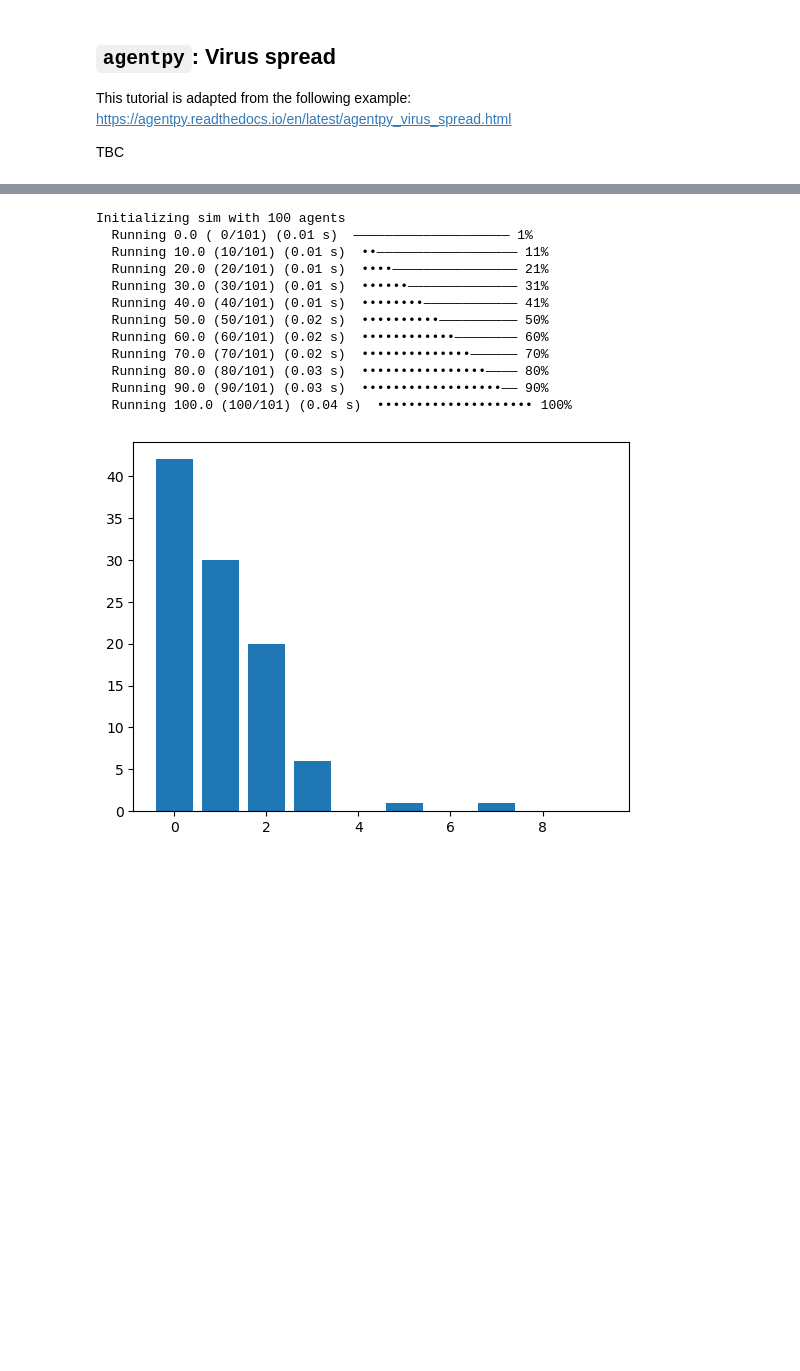
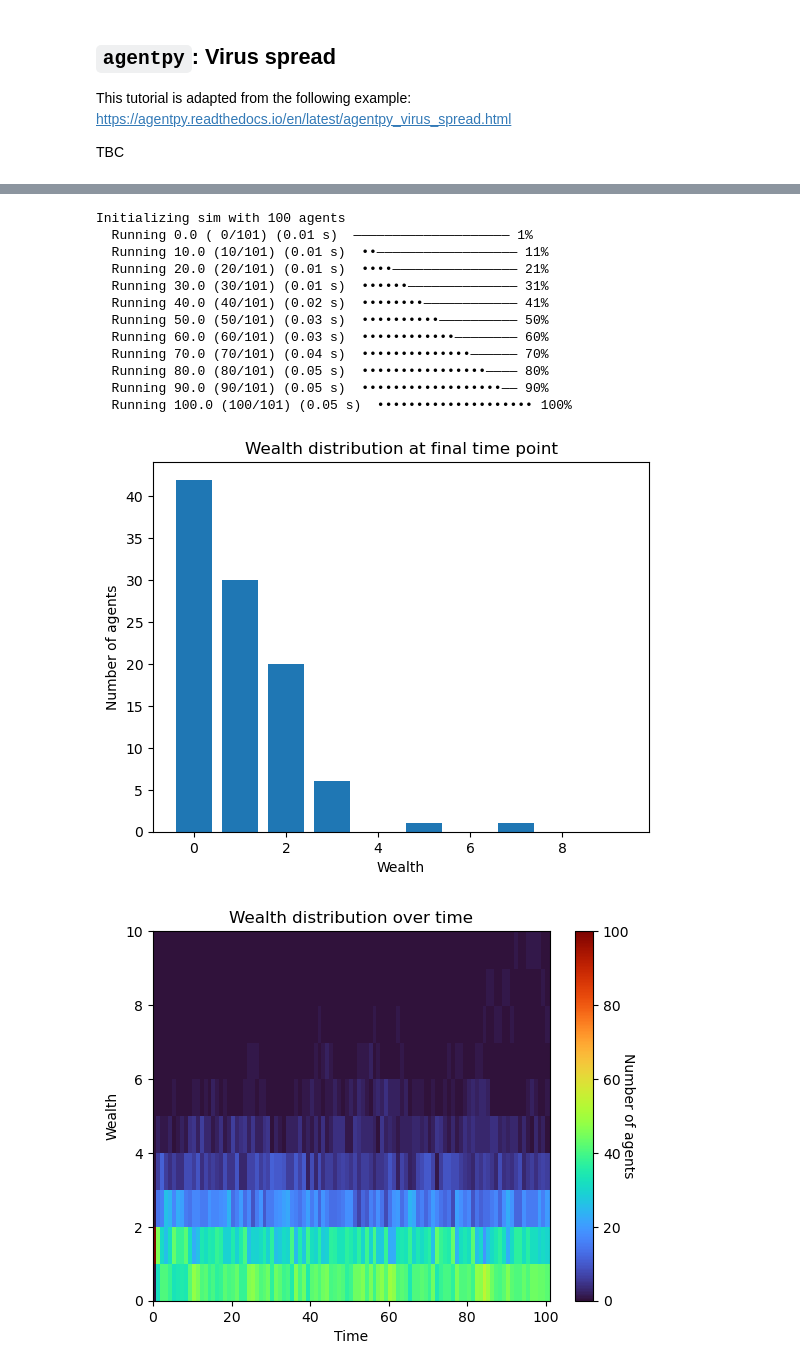
Before and after one commit to starsimhub/starsim, a Jupyter notebook: docs/tutorials/dev_tut_abm.ipynb, the cells around one changed output, grey strips where cells are left out. Cells and saved outputs as stored; diff of their text form; code cells hidden in the pictures; blank space fills up the shorter version.

Commit message:
going to switch over to simpler definition

```diff
--- a/docs/tutorials/dev_tut_abm.ipynb
+++ b/docs/tutorials/dev_tut_abm.ipynb
@@ -22,14 +35,15 @@ https://mesa.readthedocs.io/en/stable/tutorials/intro_tutorial.html
 # %%
+# Imports
 import numpy as np
-import sciris as sc
 import starsim as ss
 import matplotlib.pyplot as plt
 
-
-# Create the model
-class MoneyModel(ss.Intervention):
+# Define the model
+class WealthModel(ss.Intervention):
+    """ A simple wealth transfer model"""
 
     def init_post(self, bins=10):
+        """ Define custom model attributes """
         super().init_post()
         self.npts = self.sim.npts
         self.n_agents = len(sim.people)
@@ -37,61 +51,75 @@ class MoneyModel(ss.Intervention):
         self.wealth_dist = np.zeros((self.npts, len(self.bins)-1))
         return
 
-    def wealth_hist(self):
-        ti = self.sim.ti
-        wealth = self.sim.people.wealth
-        self.wealth_dist[ti,:], _ = np.histogram(wealth, bins=self.bins)
-        return
-
     def apply(self, sim):
+        """ Transfer wealth between agents """
         self.wealth_hist()
         givers = (sim.people.wealth > 0).uids
         receivers = ss.uids(np.random.choice(sim.people.uid, size=len(givers)))
         sim.people.wealth[givers] -= 1
-        for receive in receivers: # In a loop due to repeated indices; could also use np.add.at()
+        for receive in receivers: # Vectorized version is: np.add.at(sim.people.wealth.raw, receivers, 1)
             sim.people.wealth[receive] += 1
         return
 
+    def wealth_hist(self):
+        """ Calculate the wealth histogram """
+        ti = self.sim.ti # Current timestep
+        wealth = self.sim.people.wealth # Current wealth
+        self.wealth_dist[ti,:], _ = np.histogram(wealth, bins=self.bins)
+        return
+
     def plot(self):
+        """ Plot a 2D histogram of the final wealth distribution """
+        plt.figure()
         plt.bar(self.bins[:-1], self.wealth_dist[-1,:])
+        plt.title('Wealth distribution at final time point')
+        plt.xlabel('Wealth')
+        plt.ylabel('Number of agents')
         plt.show()
         return
 
     def plot3d(self):
-        sc.bar3d(self.wealth_dist)
+        """ Plot a 3D heatmap of the wealth distribution over time """
+        plt.figure()
+        plt.pcolor(self.wealth_dist.T, cmap='turbo')
+        plt.title('Wealth distribution over time')
+        plt.xlabel('Time')
+        plt.ylabel('Wealth')
+        plt.colorbar().set_label('Number of agents', rotation=270)
+        plt.show()
         return
 
-
-# Create the custom people
+# Create the People object with a custom wealth state
 n_agents = 100
 wealth = ss.FloatArr('wealth', default=1.0)
 people = ss.People(n_agents=n_agents, extra_states=wealth)
 
-# Create interveniton
-money = MoneyModel()
-
+# Create sim inputs, including the wealth model
+wealth = WealthModel()
 pars = dict(
     start = 0,
     end = 100,
     people = people,
-    interventions = money,
+    interventions = wealth,
 )
 
 # Run and plot the model
 sim = ss.Sim(pars, copy_inputs=False)
 sim.run()
-money.plot()
+wealth.plot()
+wealth.plot3d()
 # %% [output]
 Initializing sim with 100 agents
   Running 0.0 ( 0/101) (0.01 s)  ———————————————————— 1%
   Running 10.0 (10/101) (0.01 s)  ••—————————————————— 11%
   Running 20.0 (20/101) (0.01 s)  ••••———————————————— 21%
   Running 30.0 (30/101) (0.01 s)  ••••••—————————————— 31%
-  Running 40.0 (40/101) (0.01 s)  ••••••••———————————— 41%
-  Running 50.0 (50/101) (0.02 s)  ••••••••••—————————— 50%
-  Running 60.0 (60/101) (0.02 s)  ••••••••••••———————— 60%
-  Running 70.0 (70/101) (0.02 s)  ••••••••••••••—————— 70%
-  Running 80.0 (80/101) (0.03 s)  ••••••••••••••••———— 80%
-  Running 90.0 (90/101) (0.03 s)  ••••••••••••••••••—— 90%
-  Running 100.0 (100/101) (0.04 s)  •••••••••••••••••••• 100%
+  Running 40.0 (40/101) (0.02 s)  ••••••••———————————— 41%
+  Running 50.0 (50/101) (0.03 s)  ••••••••••—————————— 50%
+  Running 60.0 (60/101) (0.03 s)  ••••••••••••———————— 60%
+  Running 70.0 (70/101) (0.04 s)  ••••••••••••••—————— 70%
+  Running 80.0 (80/101) (0.05 s)  ••••••••••••••••———— 80%
+  Running 90.0 (90/101) (0.05 s)  ••••••••••••••••••—— 90%
+  Running 100.0 (100/101) (0.05 s)  •••••••••••••••••••• 100%
-[figure, old version]
+[figure, new version]
+[figure, added]
```
Also changed, not shown: parts of 2 cells of this notebook, 1 other file.
